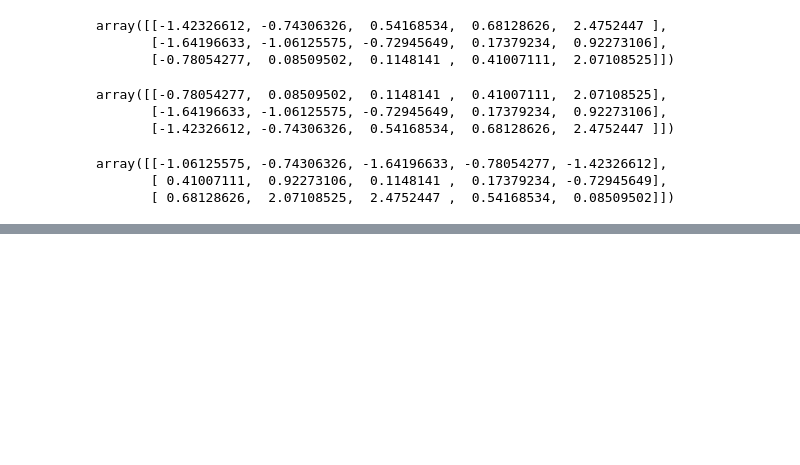
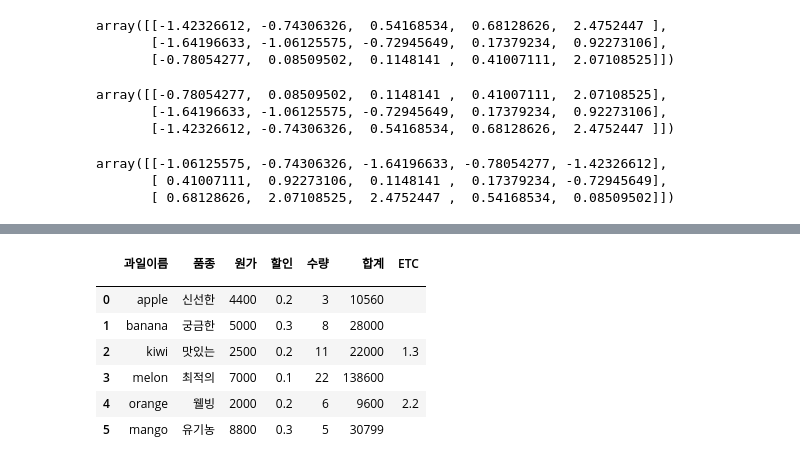
Before and after one commit to GreenDolphin1234/GreenSea, a Jupyter notebook: python04.ipynb, the cells around one changed output, grey strips where cells are left out. Drawn from its saved outputs; the diff is of its cells as text; code cells hidden in the pictures; blank space fills up the shorter version.

```diff
--- a/python04.ipynb
+++ b/python04.ipynb
@@ -302,0 +575,14 @@ array([[-1.06125575, -0.74306326, -1.64196633, -0.78054277, -1.42326612],
+# %%
+ee =pd.Series([1.3,2.2], index=[2,4])
+df3['ETC'] = ee
+df3 = df3.fillna('')
+df3
+# %% [output]
+|  | 과일이름 | 품종 | 원가 | 할인 | 수량 | 합계 | ETC |
+|  |  |  |  |  |  |  |  |
+| 0 | apple | 신선한 | 4400 | 0.2 | 3 | 10560 |  |
+| 1 | banana | 궁금한 | 5000 | 0.3 | 8 | 28000 |  |
+| 2 | kiwi | 맛있는 | 2500 | 0.2 | 11 | 22000 | 1.3 |
+| 3 | melon | 최적의 | 7000 | 0.1 | 22 | 138600 |  |
+| 4 | orange | 웰빙 | 2000 | 0.2 | 6 | 9600 | 2.2 |
+| 5 | mango | 유기농 | 8800 | 0.3 | 5 | 30799 |  |
```
Also changed, not shown: parts of 22 cells of this notebook, 1 other file.
